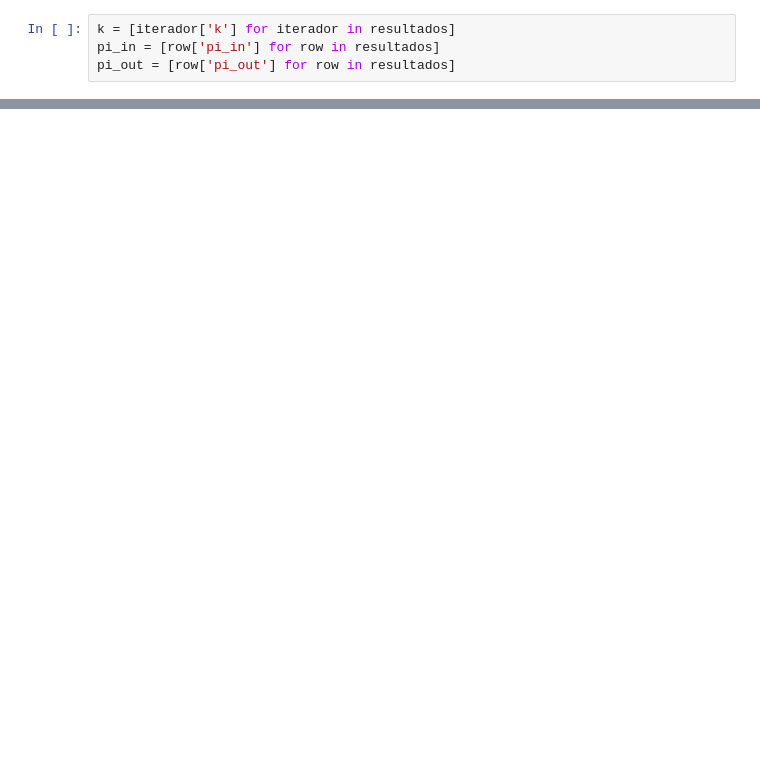
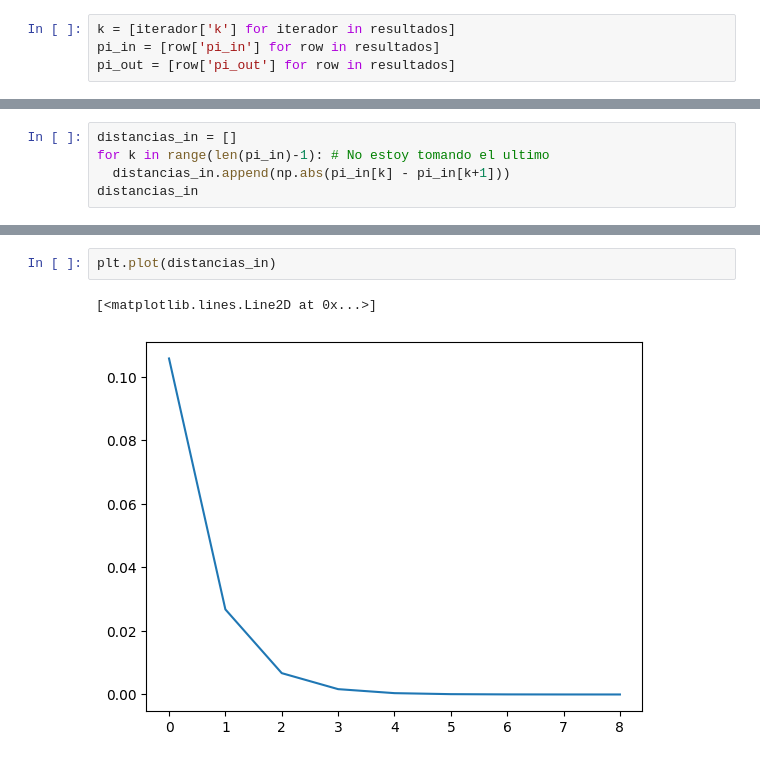
Before and after one commit to asegura4488/MetodosComputacionalesI2025, a Jupyter notebook: Semana2/ElementosPython.ipynb, the cells around one changed output, grey strips where cells are left out. Saved outputs shown, nothing was run; the diff lists cells and outputs as text; blank space fills up the shorter version.

```diff
--- a/Semana2/ElementosPython.ipynb
+++ b/Semana2/ElementosPython.ipynb
@@ -88,0 +114,5 @@ plt.axhline(np.pi,color='g')
+# %%
+distancias_in = []
+for k in range(len(pi_in)-1): # No estoy tomando el ultimo
+  distancias_in.append(np.abs(pi_in[k] - pi_in[k+1]))
+distancias_in
@@ -88,0 +129,5 @@ plt.axhline(np.pi,color='g')
+# %%
+plt.plot(distancias_in)
+# %% [output]
+[<matplotlib.lines.Line2D at 0x...>]
+[figure, added]
```
Also changed, not shown: parts of 7 cells of this notebook.
